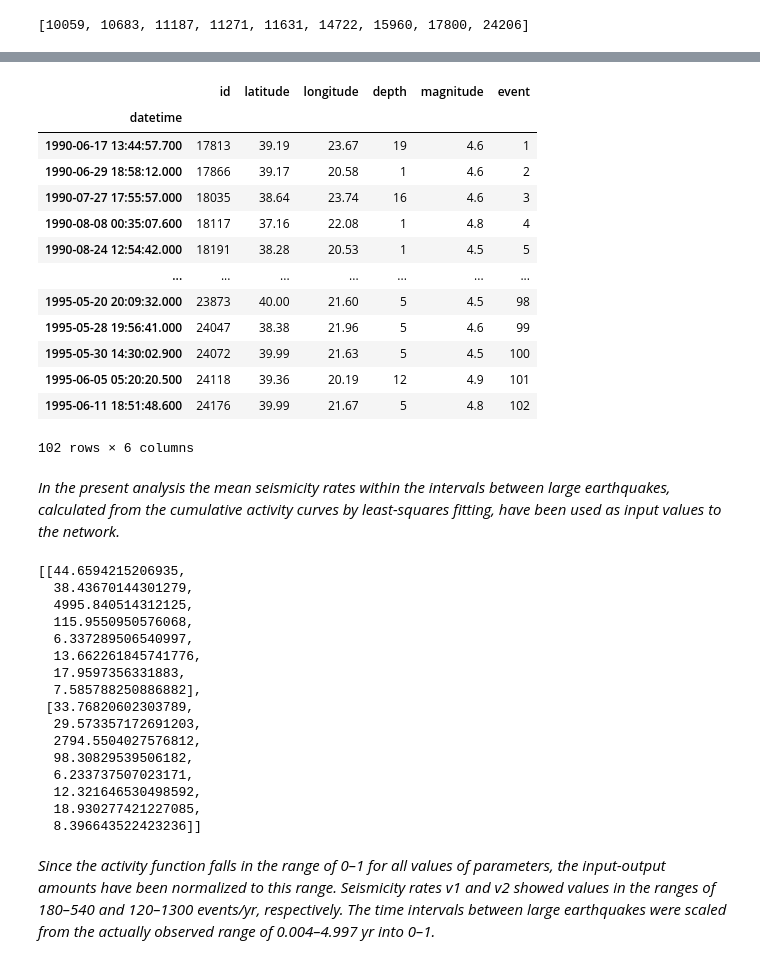
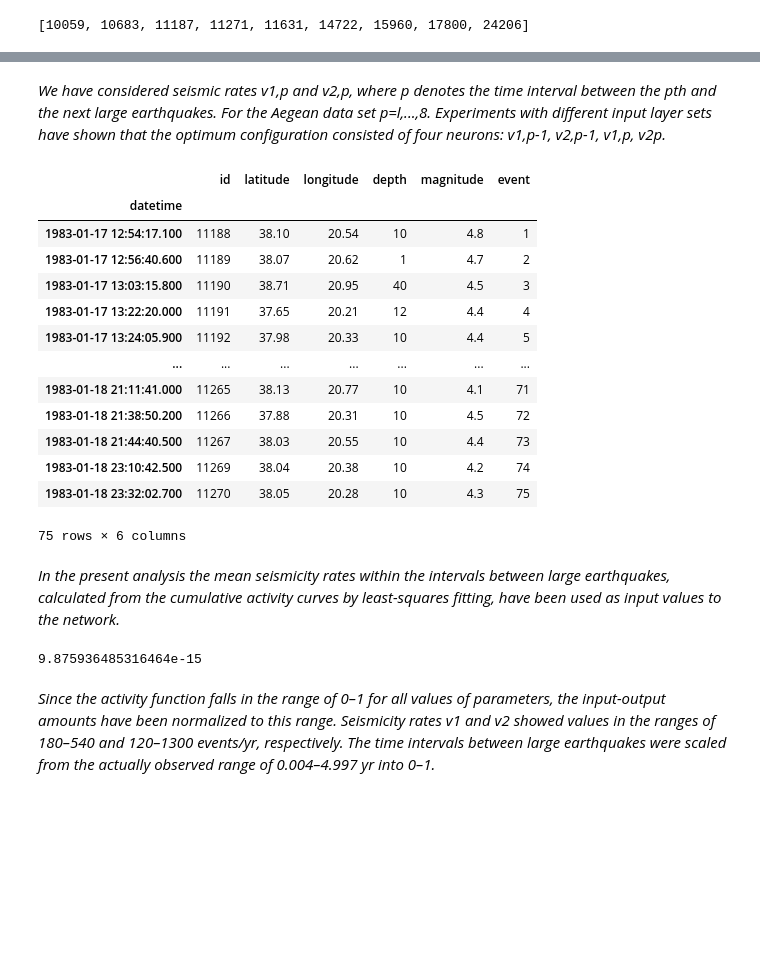
Before and after one commit to float3rs/dL, a Jupyter notebook: final/project1.ipynb, the cells around one changed output, grey strips where cells are left out. Cells and saved outputs as stored; diff of their text form; code cells hidden in the pictures; blank space fills up the shorter version.

```diff
--- a/final/project1.ipynb
+++ b/final/project1.ipynb
@@ -1307,81 +1325,76 @@ id6
+# %% [markdown]
+*We have considered seismic rates v1,p and v2,p, where p denotes the time interval between the pth and the next large earthquakes. For the Aegean data set p=l,...,8. Experiments with different input layer sets have shown that the optimum configuration consisted of four neurons: v1,p-1, v2,p-1, v1,p, v2p.*
 # %%
 fltr = [[None for j in range(0, len(id6) - 1)] for i in range(0, 2)]
 df_nn_input = [[None for j in range(0, len(id6) - 1)] for i in range(0, 2)]
 
 for j in range(0, len(id6) - 1):
-    fltr[0][j] = (df_papr['magnitude'] >= 4.5) & (df_papr['magnitude'] < 5.0) & (df_papr['id'] >= id6[j]) & (df_papr['id'] <= id6[j+1])
+    fltr[0][j] = (df_papr['magnitude'] >= 4.0) & (df_papr['magnitude'] < 5.0) & (df_papr['id'] >= id6[j]) & (df_papr['id'] <= id6[j+1])
     fltr[1][j] = (df_papr['magnitude'] >= 5.0)                                & (df_papr['id'] >= id6[j]) & (df_papr['id'] <= id6[j+1])
 
 for i in range(0, 2):
     for j in range(0, len(id6) - 1):
         df_nn_input[i][j] = df_papr.loc[fltr[i][j]].copy()
 
         df_nn_input[i][j]['event'] = 1
         df_nn_input[i][j]['event'] = df_nn_input[i][j]['event'].cumsum()
 
-df_nn_input[0][7]
+df_nn_input[0][2]
 # %% [output]
 |  | id | latitude | longitude | depth | magnitude | event |
 | datetime |  |  |  |  |  |  |
-| 1990-06-17 13:44:57.700 | 17813 | 39.19 | 23.67 | 19 | 4.6 | 1 |
-| 1990-06-29 18:58:12.000 | 17866 | 39.17 | 20.58 | 1 | 4.6 | 2 |
-| 1990-07-27 17:55:57.000 | 18035 | 38.64 | 23.74 | 16 | 4.6 | 3 |
-| 1990-08-08 00:35:07.600 | 18117 | 37.16 | 22.08 | 1 | 4.8 | 4 |
-| 1990-08-24 12:54:42.000 | 18191 | 38.28 | 20.53 | 1 | 4.5 | 5 |
+| 1983-01-17 12:54:17.100 | 11188 | 38.10 | 20.54 | 10 | 4.8 | 1 |
+| 1983-01-17 12:56:40.600 | 11189 | 38.07 | 20.62 | 1 | 4.7 | 2 |
+| 1983-01-17 13:03:15.800 | 11190 | 38.71 | 20.95 | 40 | 4.5 | 3 |
+| 1983-01-17 13:22:20.000 | 11191 | 37.65 | 20.21 | 12 | 4.4 | 4 |
+| 1983-01-17 13:24:05.900 | 11192 | 37.98 | 20.33 | 10 | 4.4 | 5 |
 | ... | ... | ... | ... | ... | ... | ... |
-| 1995-05-20 20:09:32.000 | 23873 | 40.00 | 21.60 | 5 | 4.5 | 98 |
-| 1995-05-28 19:56:41.000 | 24047 | 38.38 | 21.96 | 5 | 4.6 | 99 |
-| 1995-05-30 14:30:02.900 | 24072 | 39.99 | 21.63 | 5 | 4.5 | 100 |
-| 1995-06-05 05:20:20.500 | 24118 | 39.36 | 20.19 | 12 | 4.9 | 101 |
-| 1995-06-11 18:51:48.600 | 24176 | 39.99 | 21.67 | 5 | 4.8 | 102 |
+| 1983-01-18 21:11:41.000 | 11265 | 38.13 | 20.77 | 10 | 4.1 | 71 |
+| 1983-01-18 21:38:50.200 | 11266 | 37.88 | 20.31 | 10 | 4.5 | 72 |
+| 1983-01-18 21:44:40.500 | 11267 | 38.03 | 20.55 | 10 | 4.4 | 73 |
+| 1983-01-18 23:10:42.500 | 11269 | 38.04 | 20.38 | 10 | 4.2 | 74 |
+| 1983-01-18 23:32:02.700 | 11270 | 38.05 | 20.28 | 10 | 4.3 | 75 |
-102 rows × 6 columns
+75 rows × 6 columns
 # %% [markdown]
 *In the present analysis the mean seismicity rates within the intervals between large earthquakes, calculated from the cumulative activity curves by least-squares fitting, have been used as input values to the network.*
 # %%
 x_input_nparray = [[None for j in range(0, len(id6) - 1)] for j in range(0,2)]
 y_input_nparray = [[None for j in range(0, len(id6) - 1)] for j in range(0,2)]
+
+# slope = [[None for j in range(0, len(id6) - 1)] for j in range(0,2)]
+# intercept = [[None for j in range(0, len(id6) - 1)] for j in range(0,2)]
+# r_value = [[None for j in range(0, len(id6) - 1)] for j in range(0,2)]
+# p_value = [[None for j in range(0, len(id6) - 1)] for j in range(0,2)]
+# std_error = [[None for j in range(0, len(id6) - 1)] for j in range(0,2)]
 
 nn_input = [[None for j in range(0, len(id6) - 1)] for j in range(0,2)]
 
 def func(x, a, b):
     return a * x + b
 
-# popt, pcov = optimize.curve_fit(func, xdata, ydata)
-# (df_papr_fig7[0][0][0].index.max() - df_papr_fig7[0][0][0].index.min()).delta
-
 for i in range(0, 2):
     for j in range(0, len(id6) - 1):
 
-        x_input_nparray[i][j] = numpy.array(df_nn_input[i][j].index.values, dtype=float)
-        y_input_nparray[i][j] = numpy.array(df_nn_input[i][j]['event'].values, dtype=float)
+        x_input_nparray[i][j] = numpy.array(df_nn_input[i][j].index)
+        y_input_nparray[i][j] = numpy.array(df_nn_input[i][j]['event'])
 
-        norm = numpy.linalg.norm(x_input_nparray[i][j])
-        x_input_nparray[i][j] = x_input_nparray[i][j]/norm
-        norm = numpy.linalg.norm(y_input_nparray[i][j])
-        y_input_nparray[i][j] = y_input_nparray[i][j]/norm
+        # norm = numpy.linalg.norm(x_input_nparray[i][j])
+        # x_input_nparray[i][j] = x_input_nparray[i][j]/norm
+        # norm = numpy.linalg.norm(y_input_nparray[i][j])
+        # y_input_nparray[i][j] = y_input_nparray[i][j]/norm
 
         popt, pcov = optimize.curve_fit(func, x_input_nparray[i][j], y_input_nparray[i][j])
 
+        # x_input_nparray[i][j] = numpy.array(df_nn_input[i][j].index.values, dtype=float)
+        # y_input_nparray[i][j] = numpy.array(df_nn_input[i][j]['event'].values, dtype=float)
+
+        # slope[i][j], intercept[i][j], r_value[i][j], p_value[i][j], std_error[i][j] = stats.linregress(x_input_nparray[i][j], y_input_nparray[i][j])
+
         nn_input[i][j] = popt[0]
 
-nn_input
+nn_input[0][0]
 # %% [output]
-[[44.6594215206935,
-  38.43670144301279,
-  4995.840514312125,
-  115.9550950576068,
-  6.337289506540997,
-  13.662261845741776,
-  17.9597356331883,
-  7.585788250886882],
- [33.76820602303789,
-  29.573357172691203,
-  2794.5504027576812,
-  98.30829539506182,
-  6.233737507023171,
-  12.321646530498592,
-  18.930277421227085,
-  8.396643522423236]]
+9.875936485316464e-15
 # %% [markdown]
 *Since the activity function falls in the range of 0–1 for all values of parameters, the input-output amounts have been normalized to this range. Seismicity rates v1 and v2 showed values in the ranges of 180–540 and 120–1300 events/yr, respectively. The time intervals between large earthquakes were scaled from the actually observed range of 0.004–4.997 yr into 0–1.*
 # %%
```
Also changed, not shown: parts of 13 cells of this notebook.
